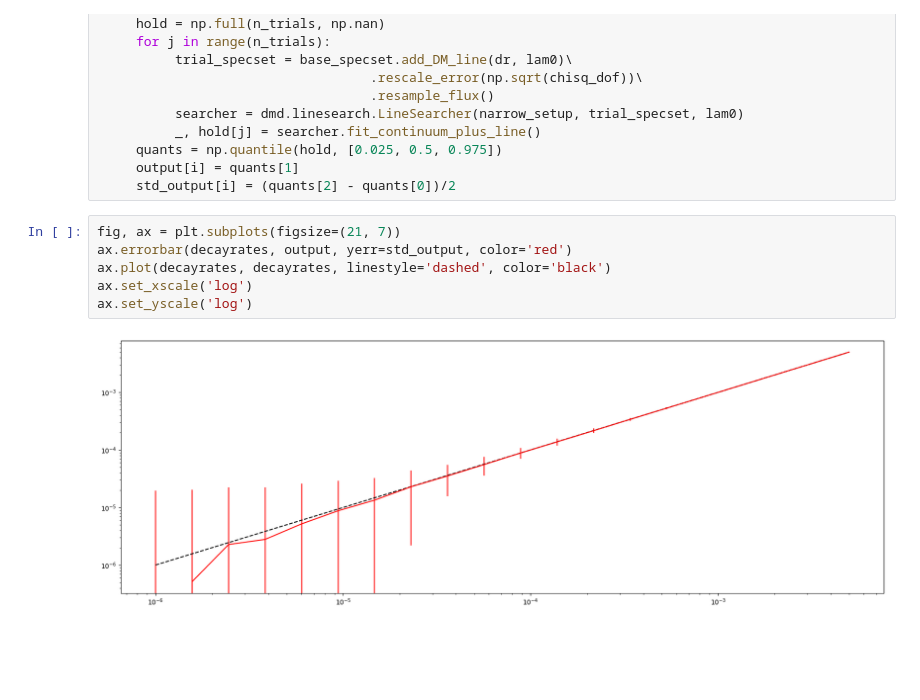
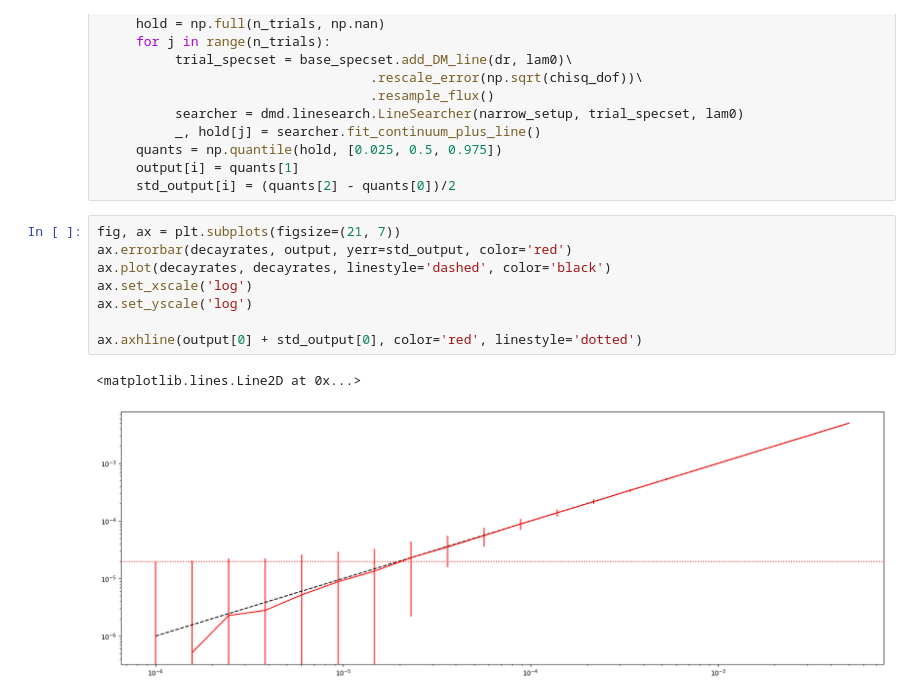
Before and after one commit to rjanish/JWST-DMdecay, a Jupyter notebook: mc.ipynb, the cells around one changed output. Saved outputs shown, nothing was run; the diff lists cells and outputs as text; blank space fills up the shorter version.

Commit message:
dotted line

```diff
--- a/mc.ipynb
+++ b/mc.ipynb
@@ -353,8 +353,11 @@ for i, dr in tqdm(enumerate(decayrates)):
 # %%
 fig, ax = plt.subplots(figsize=(21, 7))
 ax.errorbar(decayrates, output, yerr=std_output, color='red')
 ax.plot(decayrates, decayrates, linestyle='dashed', color='black')
 ax.set_xscale('log')
 ax.set_yscale('log')
+
+ax.axhline(output[0] + std_output[0], color='red', linestyle='dotted')
 # %% [output]
+<matplotlib.lines.Line2D at 0x...>
-[figure, old version]
+[figure, new version]
```
